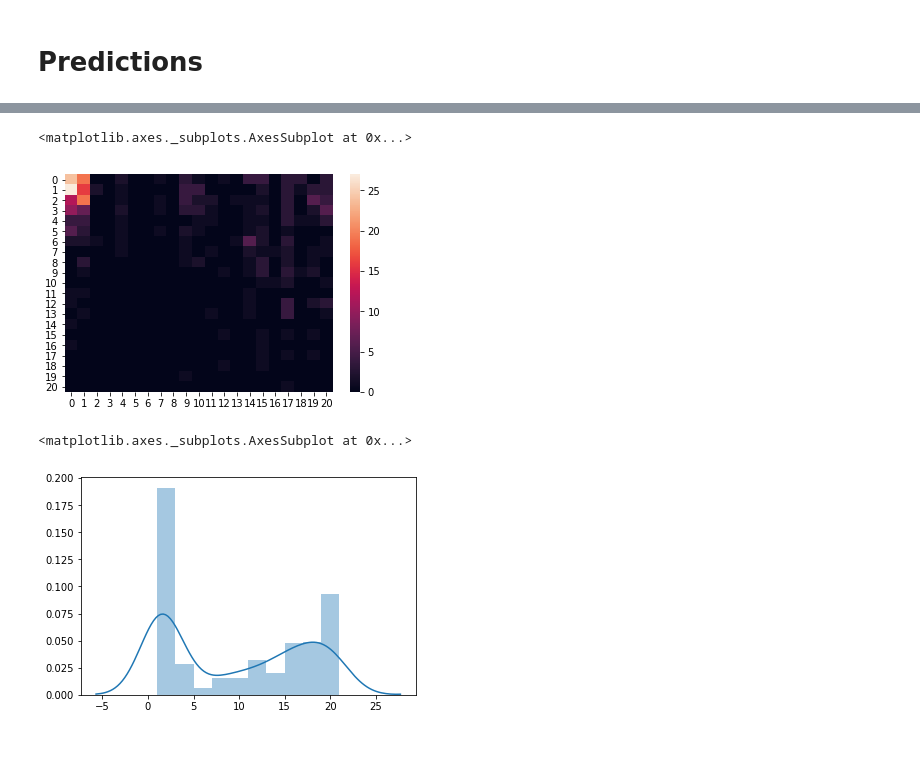
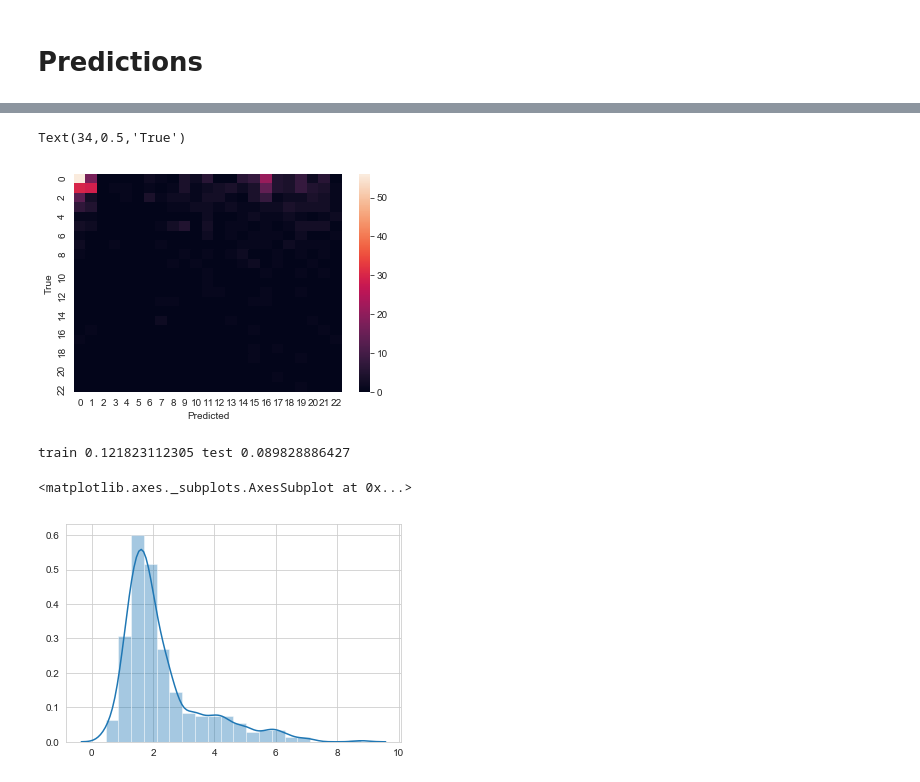
Before and after one commit to zipjet/bi-churn-analysis, a Jupyter notebook: python/churn_predictions.ipynb, the cells around one changed output, grey strips where cells are left out. Cells and saved outputs as stored; diff of their text form; code cells hidden in the pictures; blank space fills up the shorter version.

```diff
--- a/python/churn_predictions.ipynb
+++ b/python/churn_predictions.ipynb
@@ -65,8 +125,8 @@ df_ord2['last_order_date'] = df_ord2.groupby('customer_db_id')['order_created_da
 df_ord2['days_until_next_comp'] = (df_ord2.next_order_date - df_ord2.order_created_datetime).dt.days
 df_ord2['days_since_last_comp'] = (df_ord2.order_created_datetime - df_ord2.last_order_date).dt.days
 
-df_ord2['weeks_until_next_comp'] = df_ord2.days_until_next_comp // 7
-df_ord2['weeks_since_last_comp'] = df_ord2.days_since_last_comp // 7
+df_ord2['weeks_until_next_comp'] = df_ord2.days_until_next_comp // 14
+df_ord2['weeks_since_last_comp'] = df_ord2.days_since_last_comp // 14
 
 df_ord2['last_order_revenue'] = df_ord2.groupby('customer_db_id')['revenue'].shift(1)
 df_ord2['last_revenue_diff'] = df_ord2.revenue - df_ord2.last_order_revenue
@@ -112,9 +141,10 @@ df_unknown = df_ord2.loc[(df_ord2.completed_orders == 3) & (df_ord2.order_comp_n
 df_known = df_ord2.loc[(df_ord2.completed_orders > 3) & (df_ord2.order_comp_num == 2)]
 # %%
 df_known = df_known.loc[df_known.city == 'London']
-df_known = df_known.loc[(df_known.days_until_next_comp < 150) & (df_known.days_until_next_comp > 7)]
-df_known = df_known.loc[(df_known.days_since_last_comp < 150) & (df_known.days_since_last_comp > 7)]
+df_known = df_known.loc[(df_known.weeks_until_next_comp < 25) & (df_known.days_until_next_comp > 0)]
+df_known = df_known.loc[(df_known.weeks_since_last_comp < 25) & (df_known.days_since_last_comp > 0)]
 df_known = df_known.loc[df_known.revenue < 50]
+df_known = df_known.loc[~df_known.corporate]
 # %%
 df_known.revenue_brutto.describe()
 # %% [output]
@@ -162,7 +241,8 @@ df_known.shape
 # %% [markdown]
 # Predictions
 # %%
-feats = ['gender', 'revenue_brutto', 'weeks_since_last_comp', 'days_since_last_comp'] + df_known.columns[-10:].tolist()
+feats = ['gender', 'revenue_brutto', 'weeks_since_last_comp',
+        'order_created_month'] + df_known.columns[-10:].tolist()
 feats
 # %% [output]
 ['gender',
@@ -221,10 +306,17 @@ train 0.172101449275 test 0.116847826087
 # %%
-sns.heatmap(metrics.confusion_matrix(y_test, reg.predict(X_test).reshape(-1,1)))
+sns.heatmap(metrics.confusion_matrix(y_test, log_reg.predict(X_test).reshape(-1,1)))
+plt.xlabel('Predicted')
+plt.ylabel('True')
 # %% [output]
-<matplotlib.axes._subplots.AxesSubplot at 0x...>
+Text(34,0.5,'True')
-[figure, old version]
+[figure, new version]
+# %%
+lin_reg = linear_model.SGDRegressor().fit(X_train, y_train)
+print('train', lin_reg.score(X_train, y_train), 'test', lin_reg.score(X_test, y_test))
+# %% [output]
+train 0.121823112305 test 0.089828886427
 # %%
-sns.distplot(reg.predict(X_test), bins=10)
+sns.distplot(lin_reg.predict(X_test), bins=20)
 # %% [output]
 <matplotlib.axes._subplots.AxesSubplot at 0x...>
-[figure, old version]
+[figure, new version]
```
Also changed, not shown: parts of 45 cells of this notebook.
